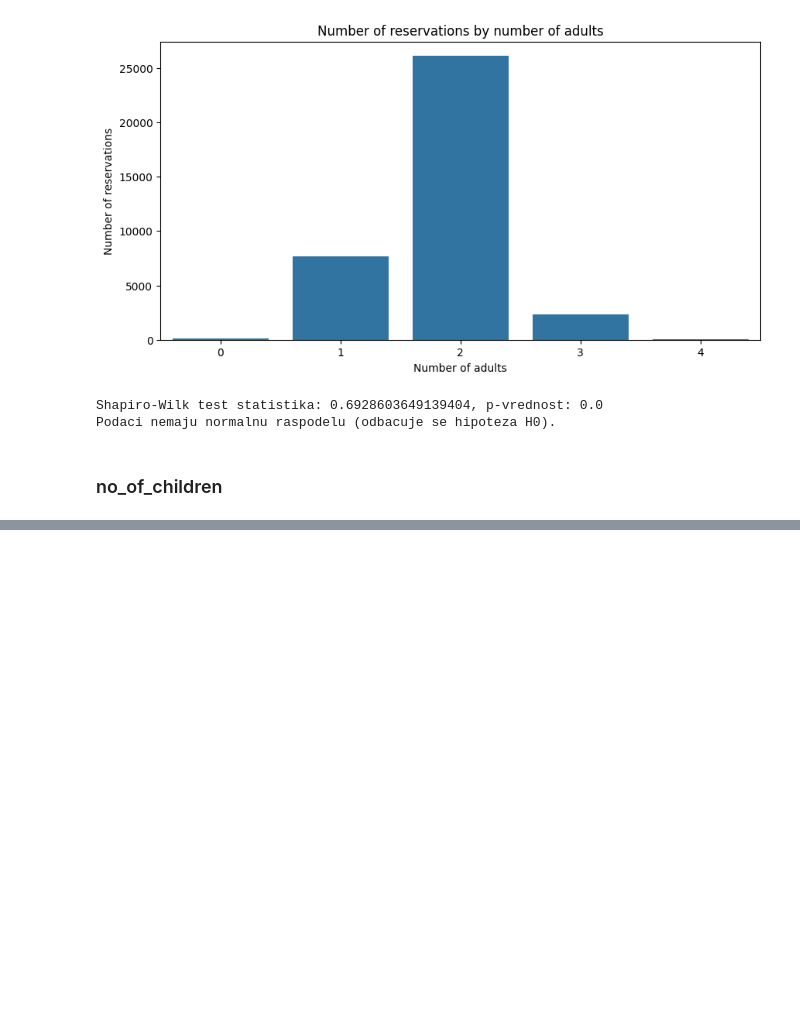
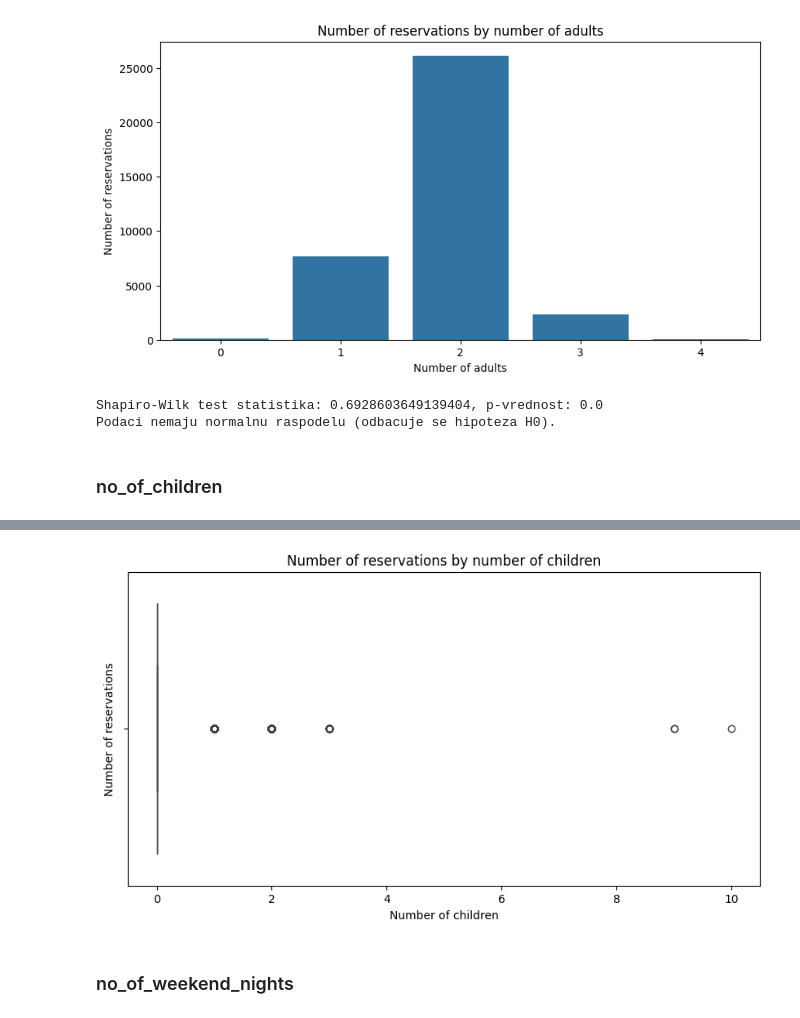
Before and after one commit to Drashko73/hotel-reservations-analysis, a Jupyter notebook: notebooks/02_numerical_features.ipynb, the cells around one changed output, grey strips where cells are left out. Saved outputs shown, nothing was run; the diff lists cells and outputs as text; code cells hidden in the pictures; blank space fills up the shorter version.

```diff
--- a/notebooks/02_numerical_features.ipynb
+++ b/notebooks/02_numerical_features.ipynb
@@ -109,0 +142,12 @@ Podaci nemaju normalnu raspodelu (odbacuje se hipoteza H0).
+# %%
+# Creating a box plot for no_of_children
+plt.figure(figsize=(10, 5))
+sns.boxplot(x=data['no_of_children'])
+plt.title('Number of reservations by number of children')
+plt.xlabel('Number of children')
+plt.ylabel('Number of reservations')
+plt.show()
+# %% [output]
+[figure, added]
+# %% [markdown]
+### no_of_weekend_nights
```
Also changed, not shown: parts of 7 cells of this notebook.
